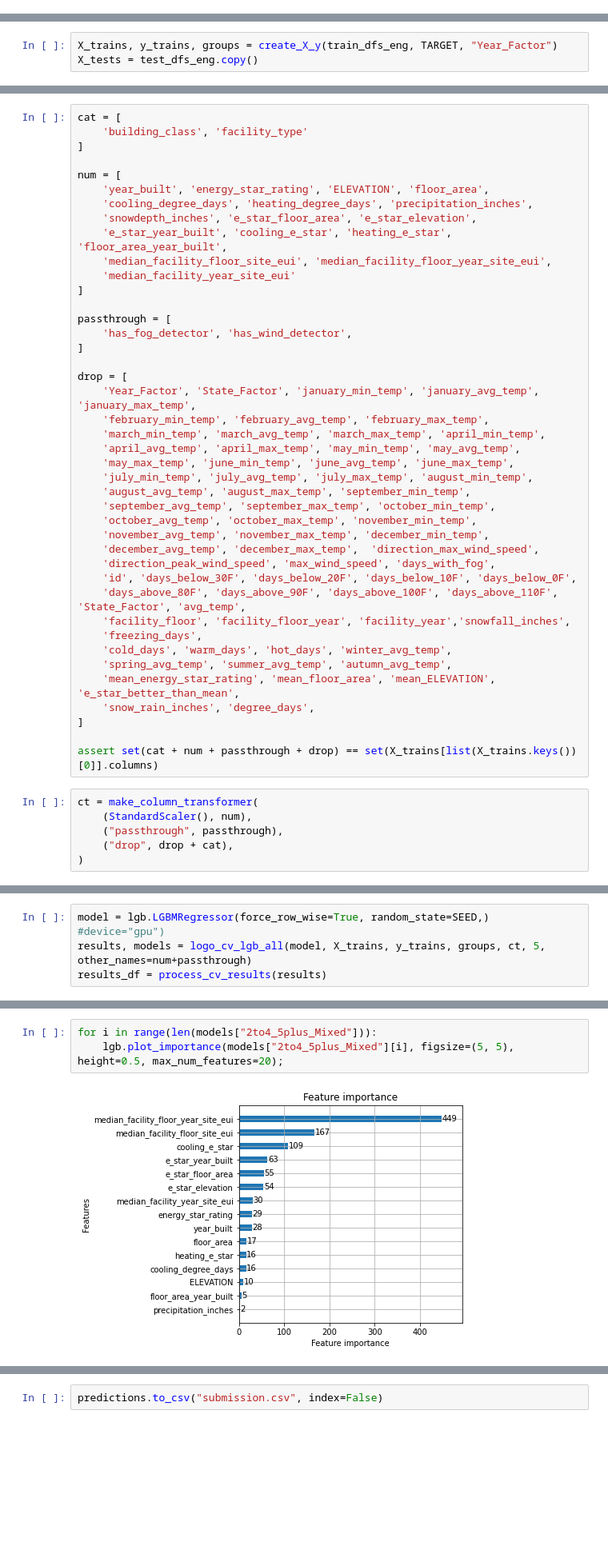
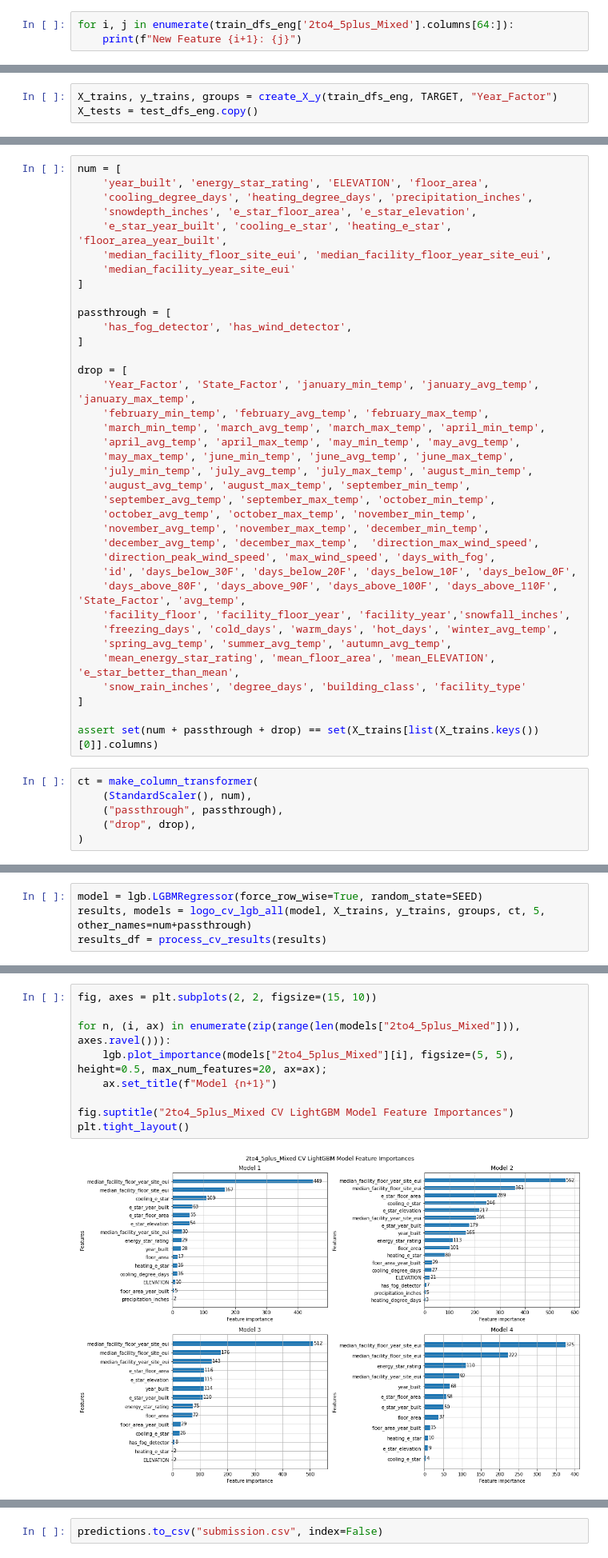
Before and after one commit to VenusianGirl/wids-datathon-2022, a Jupyter notebook: wids-datathon-2022.ipynb, the cells around one changed output, grey strips where cells are left out. Shown at 80% size. Cells and saved outputs as stored; diff of their text form; blank space fills up the shorter version.

```diff
--- a/wids-datathon-2022.ipynb
+++ b/wids-datathon-2022.ipynb
@@ -923,0 +989,3 @@ train_dfs_eng, test_dfs_eng = feature_engineer_multiple(train_dfs, test_dfs)
+# %%
+for i, j in enumerate(train_dfs_eng['2to4_5plus_Mixed'].columns[64:]):
+    print(f"New Feature {i+1}: {j}")
@@ -931,8 +1026,4 @@ X_tests = test_dfs_eng.copy()
 # %%
-cat = [
-    'building_class', 'facility_type'
-]
-
 num = [
     'year_built', 'energy_star_rating', 'ELEVATION', 'floor_area',
     'cooling_degree_days', 'heating_degree_days', 'precipitation_inches',
@@ -962,17 +1053,16 @@ drop = [
     'id', 'days_below_30F', 'days_below_20F', 'days_below_10F', 'days_below_0F',
     'days_above_80F', 'days_above_90F', 'days_above_100F', 'days_above_110F', 'State_Factor', 'avg_temp',
     'facility_floor', 'facility_floor_year', 'facility_year','snowfall_inches',
-    'freezing_days',
-    'cold_days', 'warm_days', 'hot_days', 'winter_avg_temp',
+    'freezing_days', 'cold_days', 'warm_days', 'hot_days', 'winter_avg_temp',
     'spring_avg_temp', 'summer_avg_temp', 'autumn_avg_temp',
     'mean_energy_star_rating', 'mean_floor_area', 'mean_ELEVATION', 'e_star_better_than_mean',
-    'snow_rain_inches', 'degree_days',
+    'snow_rain_inches', 'degree_days', 'building_class', 'facility_type'
 ]
 
-assert set(cat + num + passthrough + drop) == set(X_trains[list(X_trains.keys())[0]].columns)
+assert set(num + passthrough + drop) == set(X_trains[list(X_trains.keys())[0]].columns)
 # %%
 ct = make_column_transformer(
     (StandardScaler(), num),
     ("passthrough", passthrough),
-    ("drop", drop + cat),
+    ("drop", drop),
 )
@@ -981,4 +1076,4 @@ ct = make_column_transformer(
 # %%
-model = lgb.LGBMRegressor(force_row_wise=True, random_state=SEED,) #device="gpu")
+model = lgb.LGBMRegressor(force_row_wise=True, random_state=SEED)
 results, models = logo_cv_lgb_all(model, X_trains, y_trains, groups, ct, 5, other_names=num+passthrough)
 results_df = process_cv_results(results)
@@ -1001,5 +1109,11 @@ results_df[results_df["Fold"] == "MEAN"]
 # %%
-for i in range(len(models["2to4_5plus_Mixed"])):
-    lgb.plot_importance(models["2to4_5plus_Mixed"][i], figsize=(5, 5), height=0.5, max_num_features=20);
+fig, axes = plt.subplots(2, 2, figsize=(15, 10))
+
+for n, (i, ax) in enumerate(zip(range(len(models["2to4_5plus_Mixed"])), axes.ravel())):
+    lgb.plot_importance(models["2to4_5plus_Mixed"][i], figsize=(5, 5), height=0.5, max_num_features=20, ax=ax);
+    ax.set_title(f"Model {n+1}")
+
+fig.suptitle("2to4_5plus_Mixed CV LightGBM Model Feature Importances")
+plt.tight_layout()
 # %% [output]
-[figure, old version]
+[figure, new version]
```
Also changed, not shown: parts of 52 cells of this notebook.
